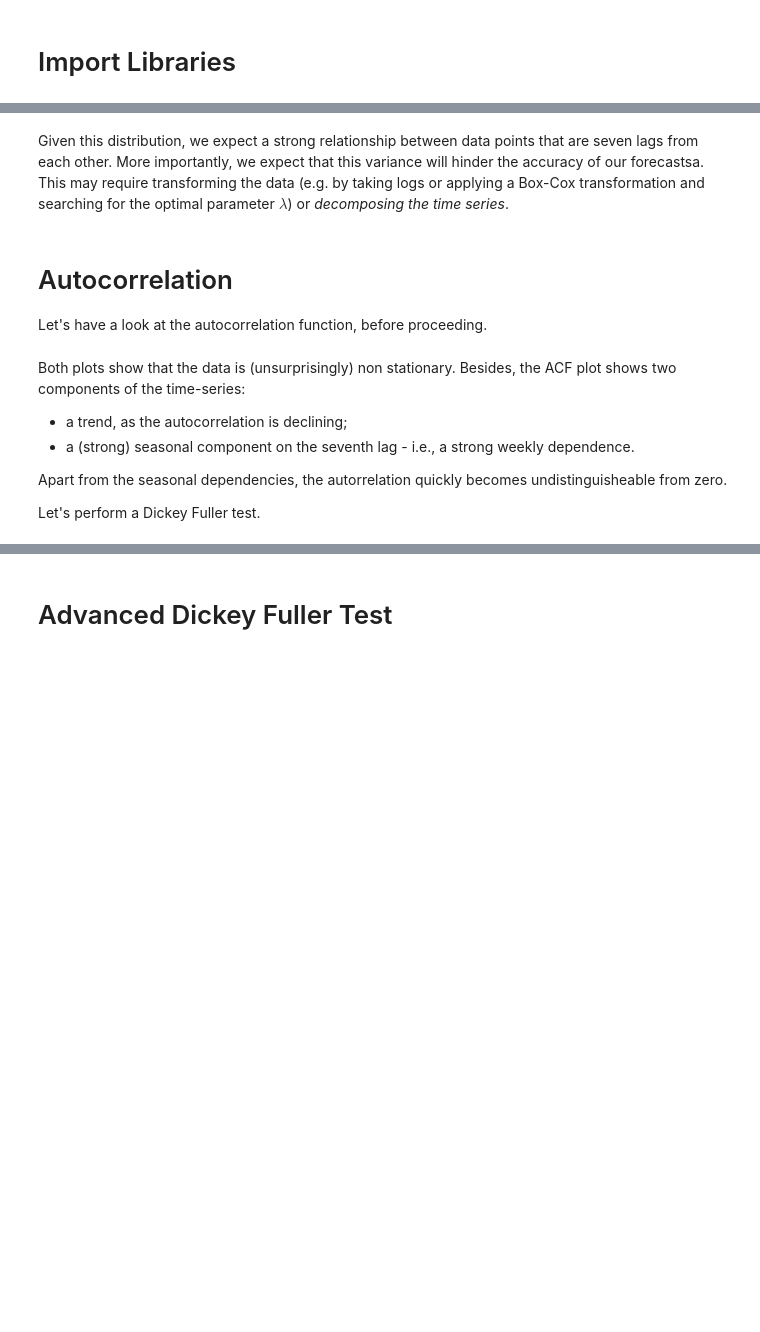
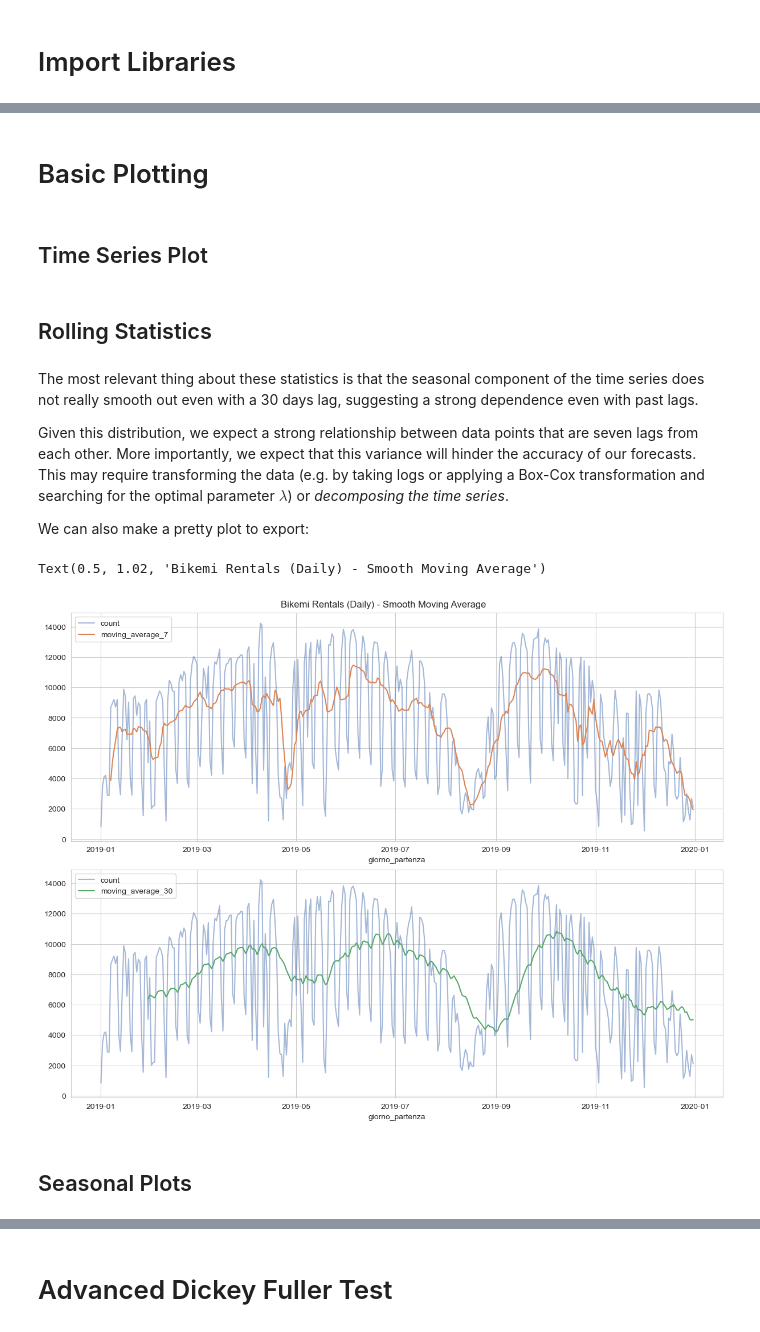
Before and after one commit to toscasterre/thesis-forecasting, a Jupyter notebook: notebooks/04_arima_modelling.ipynb, the cells around one changed output, grey strips where cells are left out. Saved outputs shown, nothing was run; the diff lists cells and outputs as text; code cells hidden in the pictures; blank space fills up the shorter version.

```diff
--- a/notebooks/04_arima_modelling.ipynb
+++ b/notebooks/04_arima_modelling.ipynb
@@ -45,0 +46,20 @@ daily_outflow.plot(
+# %%
+daily_outflow = pd.read_csv("../data/bikemi_csv/daily_outflow.csv", parse_dates=[0])
+
+daily_outflow = daily_outflow.assign(
+    year = lambda x: x["giorno_partenza"].dt.year,
+    month = lambda x: x["giorno_partenza"].dt.month,
+    month_name = lambda x: x["giorno_partenza"].dt.month_name().astype("category"),
+    week = lambda x: x["giorno_partenza"].dt.isocalendar().week,
+    day = lambda x: x["giorno_partenza"].dt.weekday,
+    day_name = lambda x: x["giorno_partenza"].dt.day_name(),
+    day_of_month = lambda x: x["giorno_partenza"].dt.day,
+    dayofyear = lambda x: x["giorno_partenza"].dt.dayofyear,
+    # alternatively:
+    # holiday = lambda ts: list(map(lambda x: holidays.CountryHoliday("IT").get(x), ts["giorno_partenza"]))
+    holiday = lambda ts: ts["giorno_partenza"].apply(lambda x: holidays.CountryHoliday("IT").get(x))
+) \
+    .set_index("giorno_partenza") \
+    .astype({"day_name": "string"})
+
+daily_outflow
@@ -45,0 +81,4 @@ daily_outflow.plot(
+# %% [markdown]
+# Basic Plotting
+# %% [markdown]
+## Time Series Plot
@@ -45,0 +93,2 @@ daily_outflow.plot(
+# %% [markdown]
+## Rolling Statistics
@@ -46,6 +119,6 @@ daily_outflow.plot(
 # %% [markdown]
-Given this distribution, we expect a strong relationship between data points that are seven lags from each other. More importantly, we expect that this variance will hinder the accuracy of our forecastsa. This may require transforming the data (e.g. by taking logs or applying a Box-Cox transformation and searching for the optimal parameter $\lambda$) or *decomposing the time series*.
+The most relevant thing about these statistics is that the seasonal component of the time series does not really smooth out even with a 30 days lag, suggesting a strong dependence even with past lags.
+
+Given this distribution, we expect a strong relationship between data points that are seven lags from each other. More importantly, we expect that this variance will hinder the accuracy of our forecasts. This may require transforming the data (e.g. by taking logs or applying a Box-Cox transformation and searching for the optimal parameter $\lambda$) or *decomposing the time series*.
+
+We can also make a pretty plot to export:
-# %% [markdown]
-# Autocorrelation
-
-Let's have a look at the autocorrelation function, before proceeding.
@@ -54,9 +125,21 @@ tsa.plot_acf_and_pacf(daily_outflow["count"])
-# %% [markdown]
-Both plots show that the data is (unsurprisingly) non stationary. Besides, the ACF plot shows two components of the time-series:
-
-* a trend, as the autocorrelation is declining;
-* a (strong) seasonal component on the seventh lag - i.e., a strong weekly dependence.
-
-Apart from the seasonal dependencies, the autorrelation quickly becomes undistinguisheable from zero.
-
-Let's perform a Dickey Fuller test.
+# %%
+fig, ax = plt.subplots(2, 1, figsize=(12, 9), constrained_layout=True)
+
+# create the windows
+ma = [7, 30]
+
+for i, m in enumerate(ma):
+
+    daily_outflow[f'moving_average_{m}'] = daily_outflow['count'].rolling(window=m).mean()
+
+    sns.lineplot(x=daily_outflow.index, y='count', label='count', data=daily_outflow, alpha=0.5, ax=ax[i])
+    sns.lineplot(x=daily_outflow.index, y=f'moving_average_{m}', label=f'moving_average_{m}', data=daily_outflow, color=sns_c[i + 1], ax=ax[i])
+    ax[i].legend(loc='upper left')
+    ax[i].set(title='', ylabel='');
+
+plt.suptitle('Bikemi Rentals (Daily) - Smooth Moving Average', y=1.02)
+# %% [output]
+Text(0.5, 1.02, 'Bikemi Rentals (Daily) - Smooth Moving Average')
+[figure, added]
+# %% [markdown]
+## Seasonal Plots
```
Also changed, not shown: parts of 31 cells of this notebook, 3 other files.
